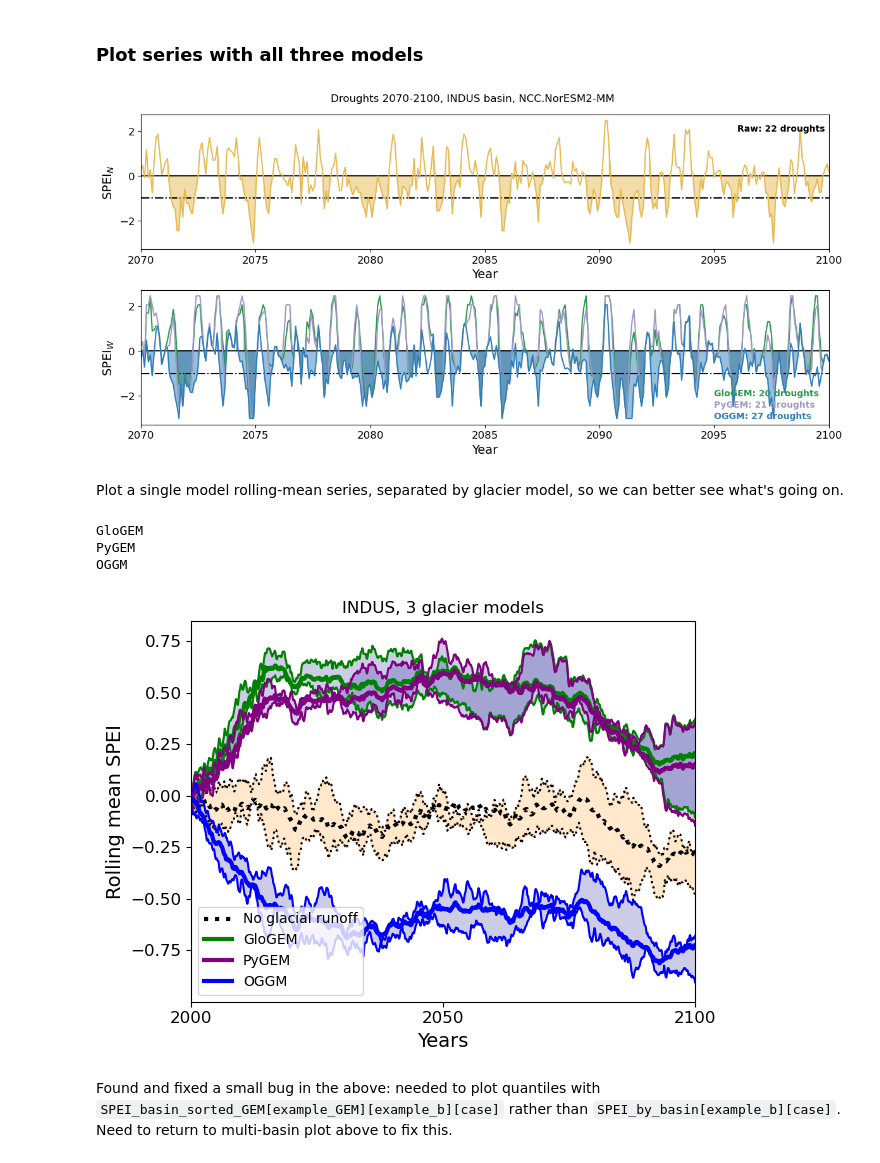
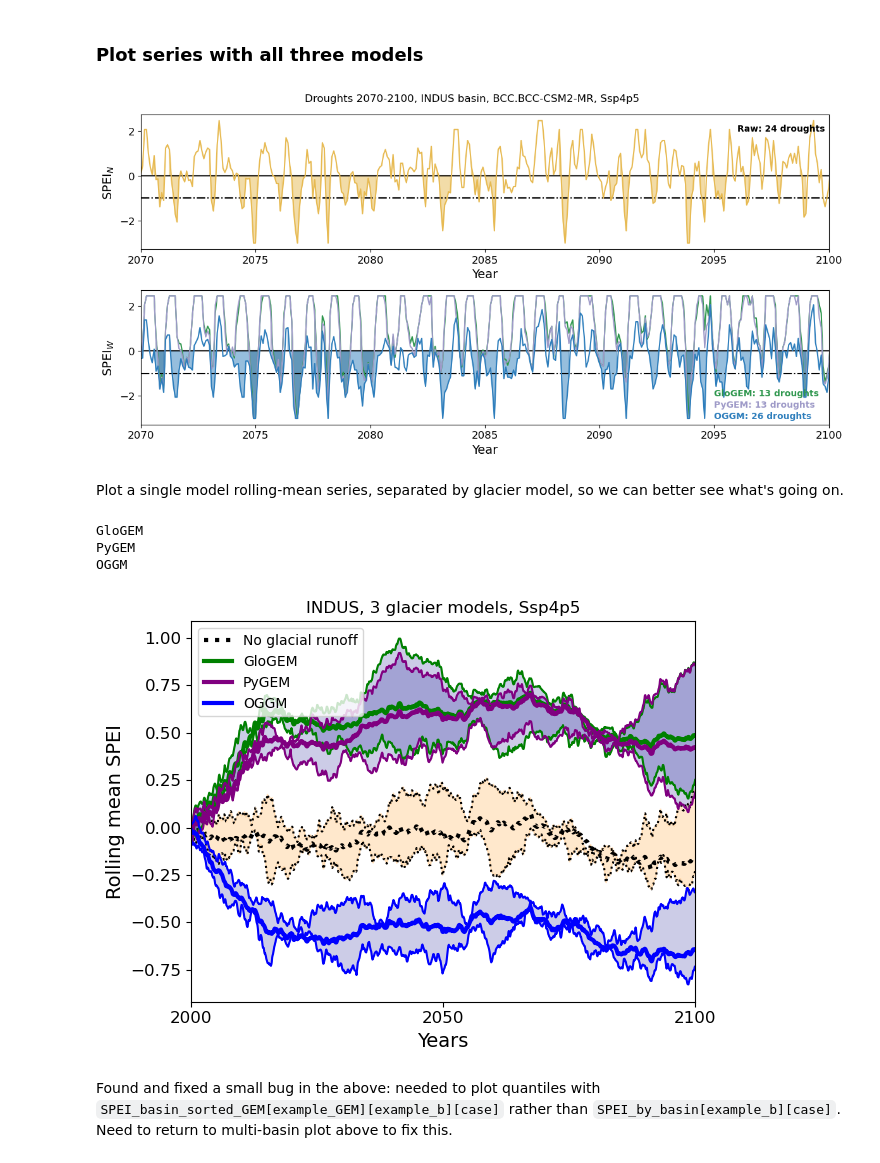
Before and after one commit to ehultee/glacial-SPEI, a Jupyter notebook: 20231005-SPEI_per_glacier_model.ipynb, the cells around one changed output. Drawn from its saved outputs; the diff is of its cells as text; code cells hidden in the pictures.

```diff
--- a/20231005-SPEI_per_glacier_model.ipynb
+++ b/20231005-SPEI_per_glacier_model.ipynb
@@ -51,7 +51,7 @@ basins_all = {'RHINE':'6242', 'RHONE':'6243','PO':'6241', 'DANUBE':'6202', 'TITI
 basin_names = basins_all.keys() ## keys actually remember insertion order as of Python 3.7, wow modern
 # %%
 itime = integration_times[0] # select timescale of integration. [0] is 3 months, used in manuscript.
-scen = scenarios[0] # choose which SSP to load
+scen = scenarios[1] # choose which SSP to load
 
 ## Create terrible nested dictionary until we overhaul the rest of the structure
 SPEI_by_GEM = {g: {} for g in gmodels} ## outer organization by glacier model
@@ -545,7 +546,7 @@ Negative buffering here, it seems, and little difference across GEMs.  These res
 ### Plot series with all three models
 # %%
 example_basin='INDUS'
-example_model=modelnames_provis[4]
+example_model=modelnames_provis[0]
 example_series_n = SPEI_basin_sorted_GEM['GloGEM'][example_basin]['NRunoff'][example_model]
 example_series_w_glogem = SPEI_basin_sorted_GEM['GloGEM'][example_basin]['WRunoff'][example_model]
 example_series_w_pygem = SPEI_basin_sorted_GEM['PyGEM'][example_basin]['WRunoff'][example_model]
@@ -625,10 +626,10 @@ ax2.set(xlim=example_period, yticks=(-2,0,2))
 ax2.tick_params(axis='both', labelsize=12)
 ax2.set_xlabel('Year', fontsize=14)
 ax2.set_ylabel(r'SPEI$_W$', fontsize=14)
-fig.suptitle('Droughts 2070-2100, {} basin, {}'.format(example_basin, example_model))
+fig.suptitle('Droughts 2070-2100, {} basin, {}, {}'.format(example_basin, example_model, scen))
 plt.show()
 # %% [output]
-[figure, old version]
+[figure, new version]
 # %% [markdown]
 Plot a single model rolling-mean series, separated by glacier model, so we can better see what's going on.
 # %%
@@ -646,6 +647,7 @@ example_colors_w = {'GloGEM': example_color_w_glogem,
                     'PyGEM': example_color_w_pygem,
                     'OGGM': example_color_w_oggm}
 
+example_b='INDUS'
 
 fig, ax = plt.subplots()
 for g in gmodels:
@@ -667,34 +669,34 @@ for g in gmodels:
     single_models_n = [SPEI_basin_sorted_GEM[example_GEM][example_b]['NRunoff'][m].rolling(window=12*win).mean() for m in modelnames_provis]
 
     if g == 'GloGEM': ## plot these only once, as they should all be the same
         ax.plot(yrs, r_n, 'k', linewidth=3.0, ls=':', label='No glacial runoff')
         ax.plot(yrs, rm_q1_n, 'k', ls=':')
         ax.plot(yrs, rm_q3_n, 'k', ls=':')
         ax.fill_between(yrs, rm_q1_n, rm_q3_n, color='DarkOrange', alpha=0.2)
 
     # ax.plot(yrs, r_w, 'k', linewidth=3.0)
     # ax.plot(yrs, rm_q1, 'k')
     # ax.plot(yrs, rm_q3, 'k')
     ax.plot(yrs, r_w, example_colors_w[g], linewidth=3.0, label=g) ## Tried to plot color-coding by GEM, but it looks weird.
     ax.plot(yrs, rm_q1, example_colors_w[g])
     ax.plot(yrs, rm_q3, example_colors_w[g])
     ax.fill_between(yrs, rm_q1, rm_q3, color='DarkBlue', alpha=0.2)
     # if plot_single_models:
     #     for i in range(len(modelnames_provis)):
     #         ax.plot(yrs, single_models_w[i], color=colors_w[i], alpha=0.5)
     #         ax.plot(yrs, single_models_n[i], color=colors_n[i], alpha=0.5)
 ax.tick_params(axis='both', labelsize=12)
 ax.set_xticks([2000, 2050, 2100])
 ax.set_xlim(2000, 2100)
 ax.set_xlabel('Years', fontsize=14)
 ax.set_ylabel('Rolling mean SPEI', fontsize=14)
-ax.set(title='{}, 3 glacier models'.format(example_b))
+ax.set(title='{}, 3 glacier models, {}'.format(example_b, scen))
 ax.legend(loc='best')
 plt.tight_layout()
 # %% [output]
 GloGEM
 PyGEM
 OGGM
-[figure, old version]
+[figure, new version]
 # %% [markdown]
 Found and fixed a small bug in the above: needed to plot quantiles with `SPEI_basin_sorted_GEM[example_GEM][example_b][case]` rather than `SPEI_by_basin[example_b][case]`.  Need to return to multi-basin plot above to fix this.
```
Also changed, not shown: parts of 1 cell of this notebook.
